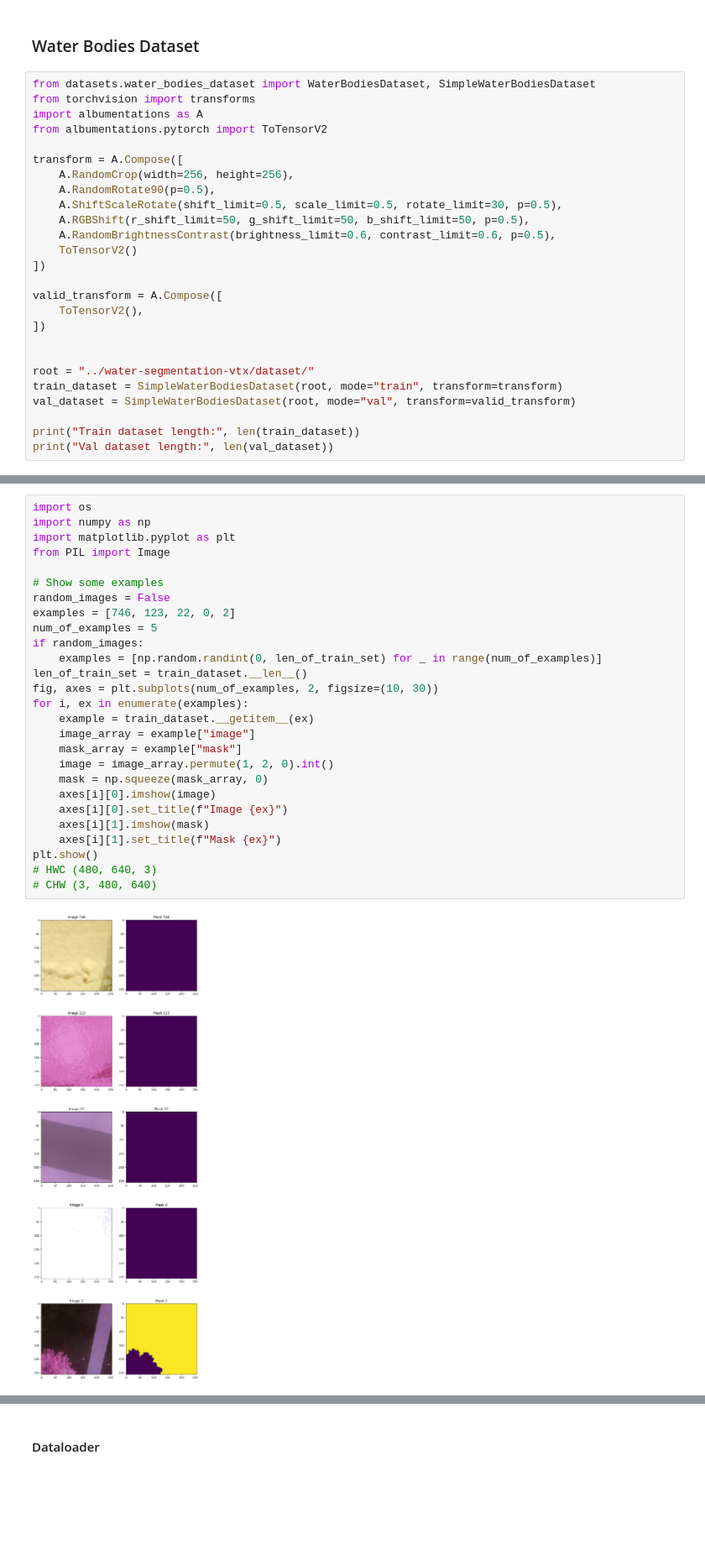
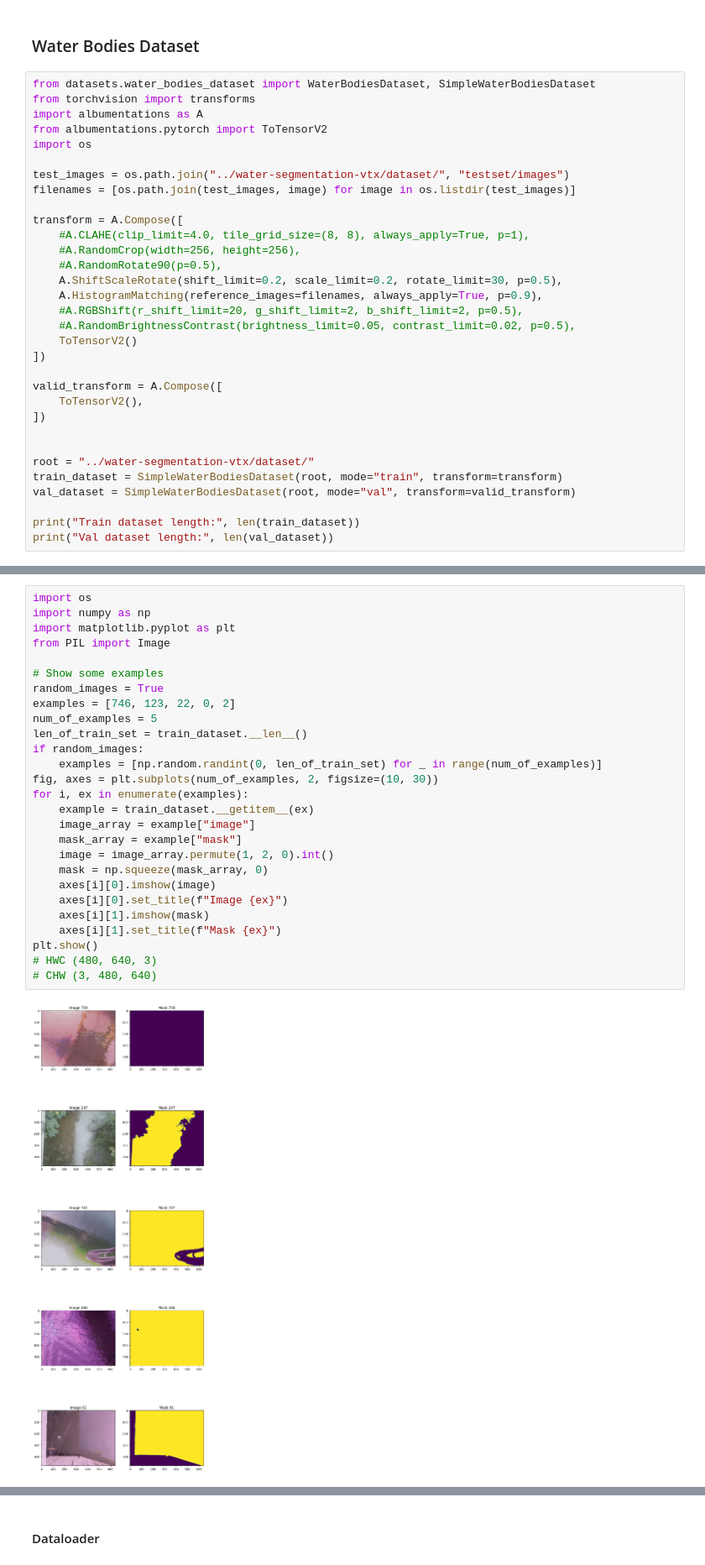
Before and after one commit to rafacelente/water-segmentation, a Jupyter notebook: water-segmentation.ipynb, the cells around one changed output, grey strips where cells are left out. Shown at 84% size. Drawn from its saved outputs; the diff is of its cells as text; blank space fills up the shorter version.

Commit message:
feat: deeplabv3, fpn + latest training pipeline

```diff
--- a/water-segmentation.ipynb
+++ b/water-segmentation.ipynb
@@ -15,13 +16,19 @@ from datasets.water_bodies_dataset import WaterBodiesDataset, SimpleWaterBodiesD
 from torchvision import transforms
 import albumentations as A
 from albumentations.pytorch import ToTensorV2
+import os
+
+test_images = os.path.join("../water-segmentation-vtx/dataset/", "testset/images")
+filenames = [os.path.join(test_images, image) for image in os.listdir(test_images)]
 
 transform = A.Compose([
-    A.RandomCrop(width=256, height=256),
-    A.RandomRotate90(p=0.5),
-    A.ShiftScaleRotate(shift_limit=0.5, scale_limit=0.5, rotate_limit=30, p=0.5),
-    A.RGBShift(r_shift_limit=50, g_shift_limit=50, b_shift_limit=50, p=0.5),
-    A.RandomBrightnessContrast(brightness_limit=0.6, contrast_limit=0.6, p=0.5),
+    #A.CLAHE(clip_limit=4.0, tile_grid_size=(8, 8), always_apply=True, p=1),
+    #A.RandomCrop(width=256, height=256),
+    #A.RandomRotate90(p=0.5),
+    A.ShiftScaleRotate(shift_limit=0.2, scale_limit=0.2, rotate_limit=30, p=0.5),
+    A.HistogramMatching(reference_images=filenames, always_apply=True, p=0.9),
+    #A.RGBShift(r_shift_limit=20, g_shift_limit=2, b_shift_limit=2, p=0.5),
+    #A.RandomBrightnessContrast(brightness_limit=0.05, contrast_limit=0.02, p=0.5),
     ToTensorV2()
 ])
 
@@ -47,32 +54,32 @@ aosjdas.__getitem__(0)["image"].shape, aosjdas.__getitem__(0)["mask"].shape
 # %%
 import os
 import numpy as np
 import matplotlib.pyplot as plt
 from PIL import Image
 
 # Show some examples
-random_images = False
+random_images = True
 examples = [746, 123, 22, 0, 2]
 num_of_examples = 5
+len_of_train_set = train_dataset.__len__()
 if random_images:
     examples = [np.random.randint(0, len_of_train_set) for _ in range(num_of_examples)]
-len_of_train_set = train_dataset.__len__()
 fig, axes = plt.subplots(num_of_examples, 2, figsize=(10, 30))
 for i, ex in enumerate(examples):
     example = train_dataset.__getitem__(ex)
     image_array = example["image"]
     mask_array = example["mask"]
     image = image_array.permute(1, 2, 0).int()
     mask = np.squeeze(mask_array, 0)
     axes[i][0].imshow(image)
     axes[i][0].set_title(f"Image {ex}")
     axes[i][1].imshow(mask)
     axes[i][1].set_title(f"Mask {ex}")
 plt.show()
 # HWC (480, 640, 3)
 # CHW (3, 480, 640)
 # %% [output]
-[figure, old version]
+[figure, new version]
 # %%
 train_dataset.__getitem__(0)["image"].shape, train_dataset.__getitem__(0)["mask"].shape
 # %% [output]
```
Also changed, not shown: parts of 10 cells of this notebook, 3 other files.
